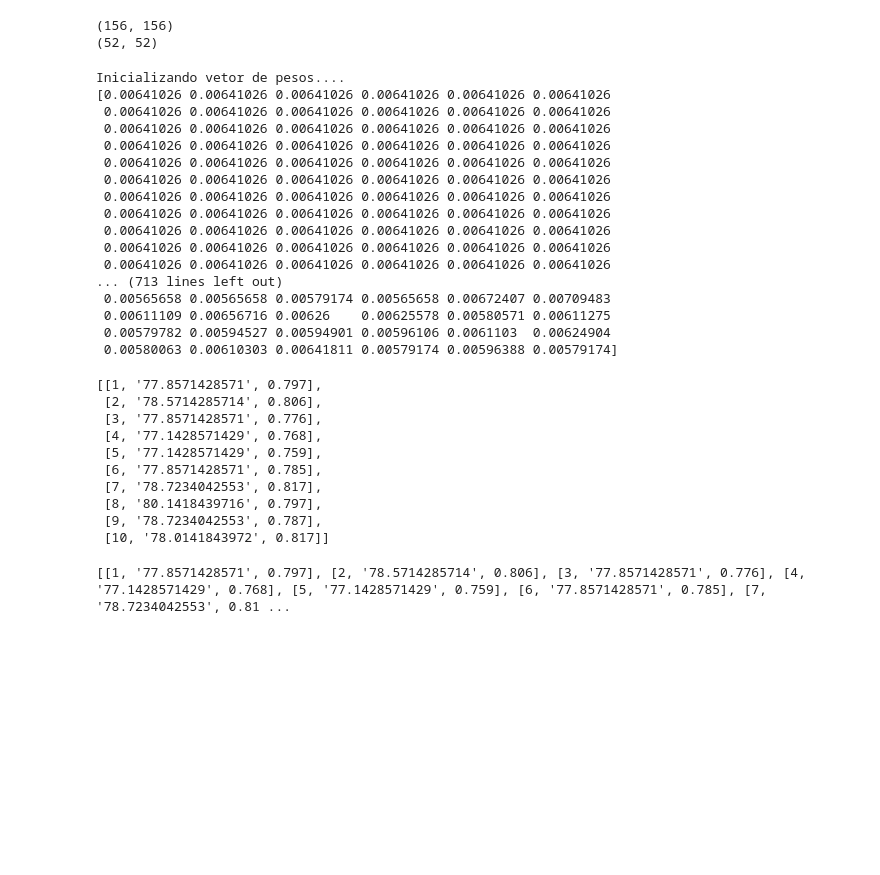
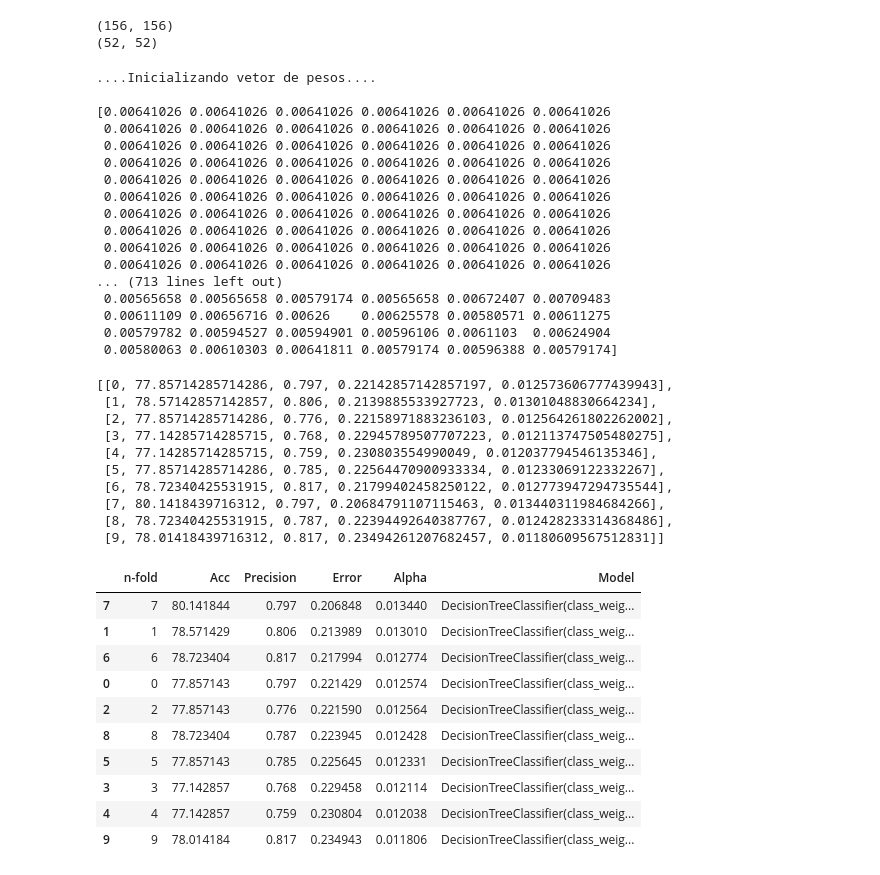
Before and after one commit to BrunoICardoso/DataScience, a Jupyter notebook: Machine Learning II/Trabalho-1-AdaBoosting/Machine Learning II - Aval-1 - Implementação AdaBoosting.ipynb, the cells around one changed output. Cells and saved outputs as stored; diff of their text form; code cells hidden in the pictures; blank space fills up the shorter version.

```diff
--- a/Machine Learning II/Trabalho-1-AdaBoosting/Machine Learning II - Aval-1 - Implementação AdaBoosting.ipynb
+++ b/Machine Learning II/Trabalho-1-AdaBoosting/Machine Learning II - Aval-1 - Implementação AdaBoosting.ipynb
@@ -86,8 +80,8 @@ def printCM(Y_test, predictions):
     total = float(len(imported_data))
     print ('Total : '+ str(total))
 
-    acc = str(getAccuracy(Y_test, predictions))
-    print ('Acurácia : ' + acc)
+    acc = getAccuracy(Y_test, predictions)
+    print ('Acurácia : ' + str(acc))
 
     misclassification_rate = round((fp+fn)/total,3) # Overall, how often is it wrong?
     print ('Misclassification rate : ' +str(misclassification_rate))
@@ -129,7 +123,8 @@ print(len(testData), len(testLabels))
 # %%
 scores = []
 
-print("Inicializando vetor de pesos....")
+print("....Inicializando vetor de pesos....")
+print
 
 # Initialize weights
 w = np.ones(n_train) / n_train
@@ -146,7 +141,7 @@ kf = KFold(n_splits=10)
 alpha = 0.01
 
 print
-print("Iniciando treinamento com 10 K-folds" )
+print("....Iniciando treinamento com 10 K-folds...." )
 print
 
 kfold = 0
@@ -156,6 +151,7 @@ for train_index, test_index in kf.split(trainData):
     print("################################################")
     #print(train_index, test_index)
     print
+
 
     # Obten os subdados de treinamento e teste no n fold
     #---------------------------------------------------------------------
@@ -169,6 +165,7 @@ for train_index, test_index in kf.split(trainData):
     #---------------------------------------------------------------------
     trainWeights = w[train_index]
     testWeights = w[test_index]
+
 
     # Treina o modelo de classificação
     #---------------------------------------------------------------------
@@ -185,10 +182,6 @@ for train_index, test_index in kf.split(trainData):
     pred_test_i = clf_tree.predict(X_test)
     #print(pred_test_i)
 
-    kfold += 1
-    print
-
-
     print
     print("...:::: Avaliação ::::....  ")
     print
@@ -200,13 +193,13 @@ for train_index, test_index in kf.split(trainData):
     missTest = [int(x) for x in (pred_test_i != y_test)]
     #print("Testing Miss : "+str(missTest))
 
-
     # Equivale os valores entre 1/-1 para atualização dos pesos
     #---------------------------------------------------------------------
     miss2 = [x if x==1 else -1 for x in miss]
     #print("Training Miss2 : "+str(miss2))
     miss2Test = [x if x==1 else -1 for x in missTest]
     #print("Testing Miss2 : "+str(miss2Test))
+
 
     # Calcula o erro
     #---------------------------------------------------------------------
@@ -217,6 +210,7 @@ for train_index, test_index in kf.split(trainData):
     #---------------------------------------------------------------------
     alpha_m = alpha * np.log( (1 - err_m) / float(err_m))
     print("Alpha : "+str(alpha_m))
+
 
     # Mostra a Matriz de Confusão para treino e teste
     #---------------------------------------------------------------------
@@ -235,17 +229,19 @@ for train_index, test_index in kf.split(trainData):
     # Atualiza os valores dos pesos
     #---------------------------------------------------------------------
     w = np.multiply(w, np.exp([float(x) * alpha_m for x in np.concatenate((miss2, miss2Test), axis=0)]))
-    print("New weights : ")
+    print("Novos pesos atualizados : ")
     print(w)
 
 
-    scores.append([kfold, train_acc_score, train_precision_score])
+    scores.append([kfold, train_acc_score, train_precision_score, err_m, alpha_m, clf_tree])
 
+    kfold += 1
     print
+    print
 # %% [output]
-Inicializando vetor de pesos....
+....Inicializando vetor de pesos....
+
 [0.00641026 0.00641026 0.00641026 0.00641026 0.00641026 0.00641026
- 0.00641026 0.00641026 0.00641026 0.00641026 0.00641026 0.00641026
  0.00641026 0.00641026 0.00641026 0.00641026 0.00641026 0.00641026
  0.00641026 0.00641026 0.00641026 0.00641026 0.00641026 0.00641026
  0.00641026 0.00641026 0.00641026 0.00641026 0.00641026 0.00641026
@@ -263,17 +259,33 @@ Inicializando vetor de pesos....
 # %%
 display(scores)
 # %% [output]
-[[1, '77.8571428571', 0.797],
- [2, '78.5714285714', 0.806],
- [3, '77.8571428571', 0.776],
- [4, '77.1428571429', 0.768],
- [5, '77.1428571429', 0.759],
- [6, '77.8571428571', 0.785],
- [7, '78.7234042553', 0.817],
- [8, '80.1418439716', 0.797],
- [9, '78.7234042553', 0.787],
- [10, '78.0141843972', 0.817]]
+[[0, 77.85714285714286, 0.797, 0.22142857142857197, 0.012573606777439943],
+ [1, 78.57142857142857, 0.806, 0.2139885533927723, 0.01301048830664234],
+ [2, 77.85714285714286, 0.776, 0.22158971883236103, 0.012564261802262002],
+ [3, 77.14285714285715, 0.768, 0.22945789507707223, 0.012113747505480275],
+ [4, 77.14285714285715, 0.759, 0.230803554990049, 0.012037794546135346],
+ [5, 77.85714285714286, 0.785, 0.22564470900933334, 0.01233069122332267],
+ [6, 78.72340425531915, 0.817, 0.21799402458250122, 0.012773947294735544],
+ [7, 80.1418439716312, 0.797, 0.20684791107115463, 0.013440311984684266],
+ [8, 78.72340425531915, 0.787, 0.22394492640387767, 0.012428233314368486],
+ [9, 78.01418439716312, 0.817, 0.23494261207682457, 0.01180609567512831]]
-# %%
-print(scores)
-# %% [output]
-[[1, '77.8571428571', 0.797], [2, '78.5714285714', 0.806], [3, '77.8571428571', 0.776], [4, '77.1428571429', 0.768], [5, '77.1428571429', 0.759], [6, '77.8571428571', 0.785], [7, '78.7234042553', 0.81 ...
+# %%
+scoresDF = pd.DataFrame(scores, columns=["n-fold",
+                                         "Acc",
+                                         "Precision",
+                                         "Error",
+                                         "Alpha",
+                                         "Model"])
+scoresDF.sort_values("Acc","Error")
+# %% [output]
+|  | n-fold | Acc | Precision | Error | Alpha | Model |
+| 7 | 7 | 80.141844 | 0.797 | 0.206848 | 0.013440 | DecisionTreeClassifier(class_weig... |
+| 1 | 1 | 78.571429 | 0.806 | 0.213989 | 0.013010 | DecisionTreeClassifier(class_weig... |
+| 6 | 6 | 78.723404 | 0.817 | 0.217994 | 0.012774 | DecisionTreeClassifier(class_weig... |
+| 0 | 0 | 77.857143 | 0.797 | 0.221429 | 0.012574 | DecisionTreeClassifier(class_weig... |
+| 2 | 2 | 77.857143 | 0.776 | 0.221590 | 0.012564 | DecisionTreeClassifier(class_weig... |
+| 8 | 8 | 78.723404 | 0.787 | 0.223945 | 0.012428 | DecisionTreeClassifier(class_weig... |
+| 5 | 5 | 77.857143 | 0.785 | 0.225645 | 0.012331 | DecisionTreeClassifier(class_weig... |
+| 3 | 3 | 77.142857 | 0.768 | 0.229458 | 0.012114 | DecisionTreeClassifier(class_weig... |
+| 4 | 4 | 77.142857 | 0.759 | 0.230804 | 0.012038 | DecisionTreeClassifier(class_weig... |
+| 9 | 9 | 78.014184 | 0.817 | 0.234943 | 0.011806 | DecisionTreeClassifier(class_weig... |
```
Also changed, not shown: parts of 1 cell of this notebook.
